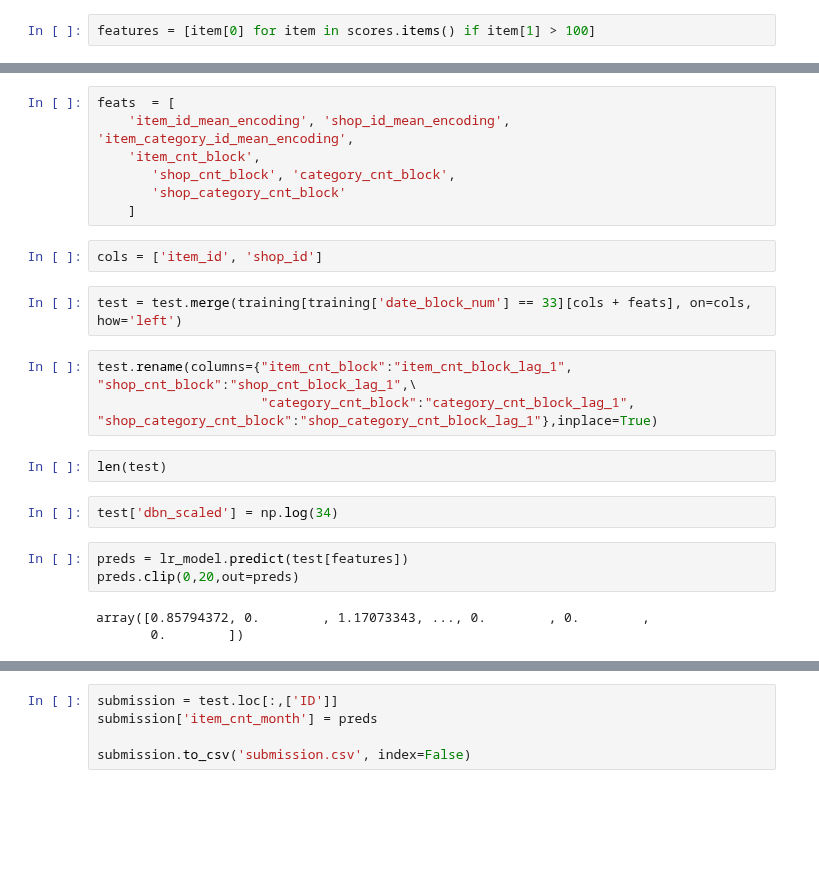
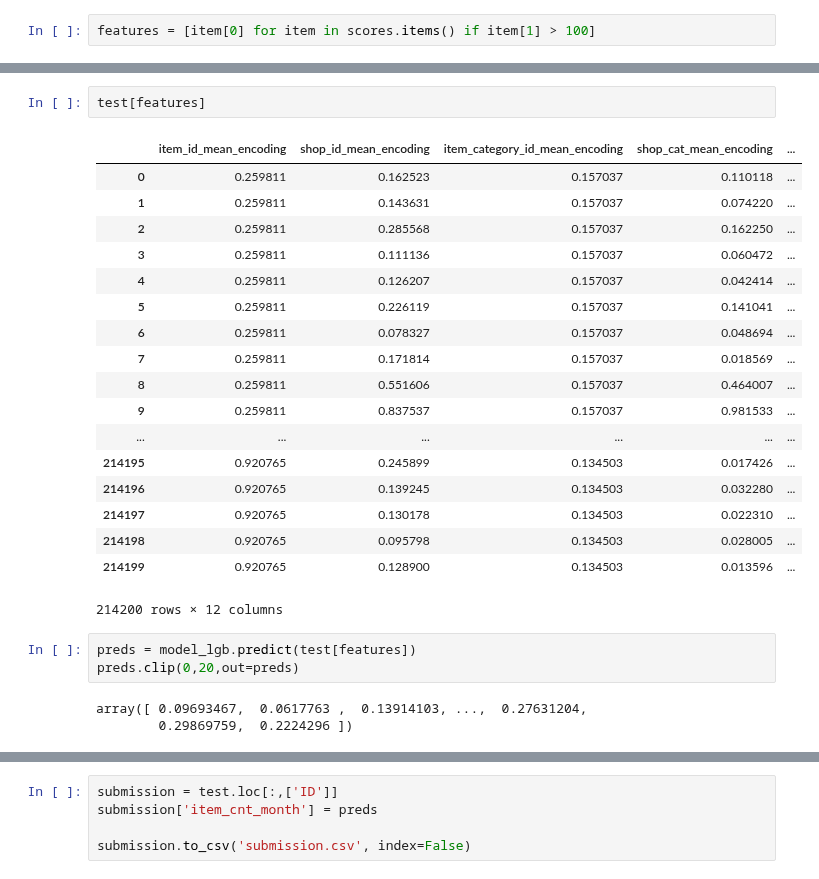
Before and after one commit to stehem/kaggle, a Jupyter notebook: coursera_aml_cds/project_1-gbdt.ipynb, the cells around one changed output, grey strips where cells are left out. Saved outputs shown, nothing was run; the diff lists cells and outputs as text; blank space fills up the shorter version.

```diff
--- a/coursera_aml_cds/project_1-gbdt.ipynb
+++ b/coursera_aml_cds/project_1-gbdt.ipynb
@@ -436,27 +477,30 @@ test.head()
-# %%
-feats  = [
-    'item_id_mean_encoding', 'shop_id_mean_encoding', 'item_category_id_mean_encoding',
-    'item_cnt_block',
-       'shop_cnt_block', 'category_cnt_block',
-       'shop_category_cnt_block'
-    ]
-# %%
-cols = ['item_id', 'shop_id']
-# %%
-test = test.merge(training[training['date_block_num'] == 33][cols + feats], on=cols, how='left')
-# %%
-test.rename(columns={"item_cnt_block":"item_cnt_block_lag_1", "shop_cnt_block":"shop_cnt_block_lag_1",\
-                     "category_cnt_block":"category_cnt_block_lag_1", "shop_category_cnt_block":"shop_category_cnt_block_lag_1"},inplace=True)
-# %%
-len(test)
-# %%
-test['dbn_scaled'] = np.log(34)
+# %%
+test[features]
+# %% [output]
+|  | item_id_mean_encoding | shop_id_mean_encoding | item_category_id_mean_encoding | shop_cat_mean_encoding | ... |
+| 0 | 0.259811 | 0.162523 | 0.157037 | 0.110118 | ... |
+| 1 | 0.259811 | 0.143631 | 0.157037 | 0.074220 | ... |
+| 2 | 0.259811 | 0.285568 | 0.157037 | 0.162250 | ... |
+| 3 | 0.259811 | 0.111136 | 0.157037 | 0.060472 | ... |
+| 4 | 0.259811 | 0.126207 | 0.157037 | 0.042414 | ... |
+| 5 | 0.259811 | 0.226119 | 0.157037 | 0.141041 | ... |
+| 6 | 0.259811 | 0.078327 | 0.157037 | 0.048694 | ... |
+| 7 | 0.259811 | 0.171814 | 0.157037 | 0.018569 | ... |
+| 8 | 0.259811 | 0.551606 | 0.157037 | 0.464007 | ... |
+| 9 | 0.259811 | 0.837537 | 0.157037 | 0.981533 | ... |
+| ... | ... | ... | ... | ... | ... |
+| 214195 | 0.920765 | 0.245899 | 0.134503 | 0.017426 | ... |
+| 214196 | 0.920765 | 0.139245 | 0.134503 | 0.032280 | ... |
+| 214197 | 0.920765 | 0.130178 | 0.134503 | 0.022310 | ... |
+| 214198 | 0.920765 | 0.095798 | 0.134503 | 0.028005 | ... |
+| 214199 | 0.920765 | 0.128900 | 0.134503 | 0.013596 | ... |
+214200 rows × 12 columns
 # %%
-preds = lr_model.predict(test[features])
+preds = model_lgb.predict(test[features])
 preds.clip(0,20,out=preds)
 # %% [output]
-array([0.85794372, 0.        , 1.17073343, ..., 0.        , 0.        ,
-       0.        ])
+array([ 0.09693467,  0.0617763 ,  0.13914103, ...,  0.27631204,
+        0.29869759,  0.2224296 ])
 # %%
 
 print(np.mean(preds))
```
Also changed, not shown: parts of 12 cells of this notebook.
